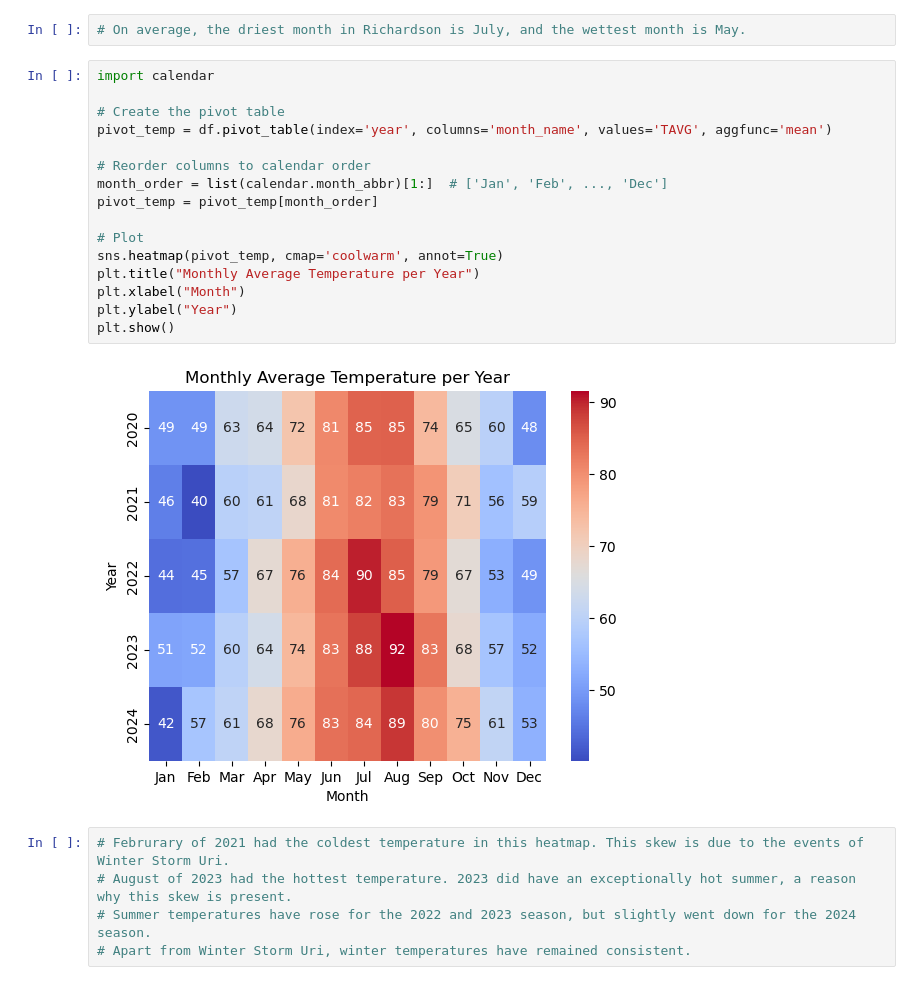
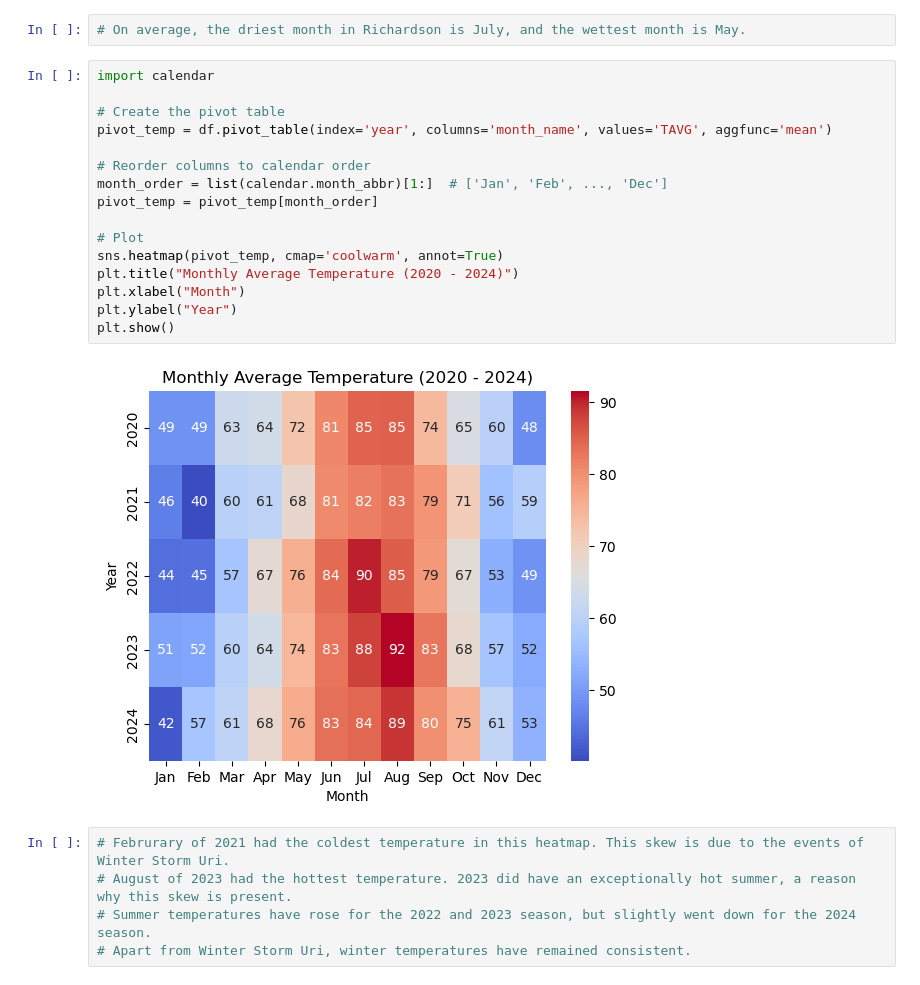
Before and after one commit to Reev132/richardson-weather-analysis, a Jupyter notebook: notebooks/2_Climate_Trends_Richardson.ipynb, the cells around one changed output. Saved outputs shown, nothing was run; the diff lists cells and outputs as text.

```diff
--- a/notebooks/2_Climate_Trends_Richardson.ipynb
+++ b/notebooks/2_Climate_Trends_Richardson.ipynb
@@ -54,21 +54,21 @@ plt.show()
 # %%
 import calendar
 
 # Create the pivot table
 pivot_temp = df.pivot_table(index='year', columns='month_name', values='TAVG', aggfunc='mean')
 
 # Reorder columns to calendar order
 month_order = list(calendar.month_abbr)[1:]  # ['Jan', 'Feb', ..., 'Dec']
 pivot_temp = pivot_temp[month_order]
 
 # Plot
 sns.heatmap(pivot_temp, cmap='coolwarm', annot=True)
-plt.title("Monthly Average Temperature per Year")
+plt.title("Monthly Average Temperature (2020 - 2024)")
 plt.xlabel("Month")
 plt.ylabel("Year")
 plt.show()
 # %% [output]
-[figure, old version]
+[figure, new version]
 # %%
 # Februrary of 2021 had the coldest temperature in this heatmap. This skew is due to the events of Winter Storm Uri.
 # August of 2023 had the hottest temperature. 2023 did have an exceptionally hot summer, a reason why this skew is present.
```
Also changed, not shown: parts of 1 cell of this notebook.
